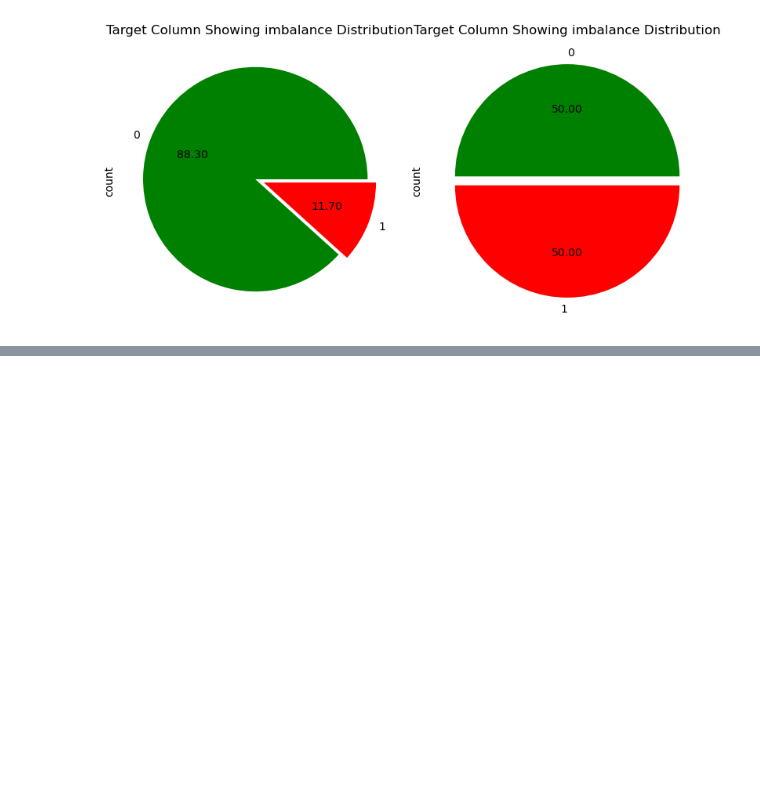
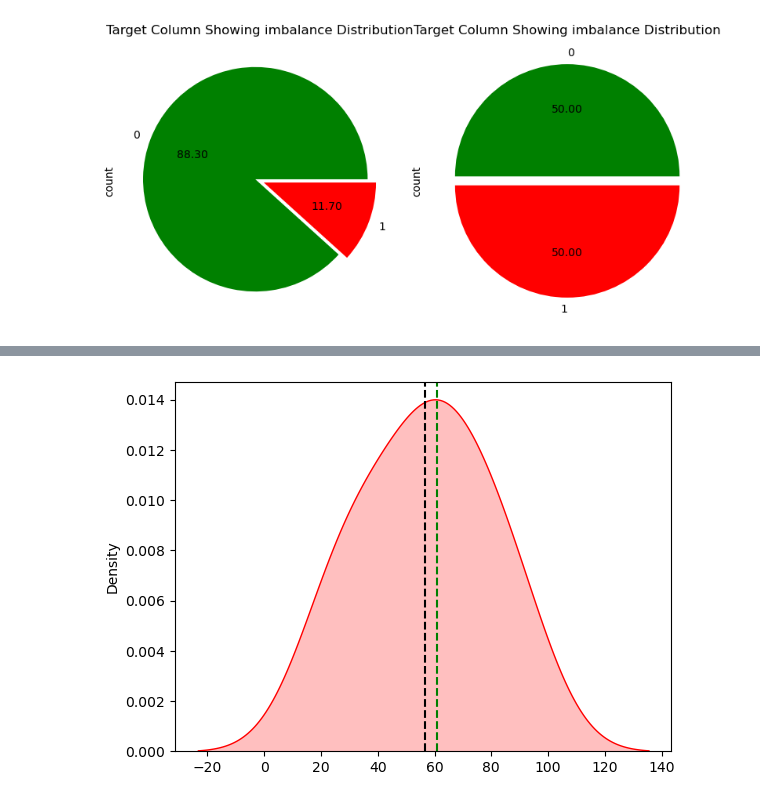
Before and after one commit to RahulDhobi192030/DATA_SCIENCE, a Jupyter notebook: Bank Data EDA.ipynb, the cells around one changed output, grey strips where cells are left out. Cells and saved outputs as stored; diff of their text form; code cells hidden in the pictures; blank space fills up the shorter version.

```diff
--- a/Bank Data EDA.ipynb
+++ b/Bank Data EDA.ipynb
@@ -183,0 +219,7 @@ X_test = sc.transform(X_test)
+# %%
+sns.kdeplot(data = b,fill = True,color='red')
+plt.axvline(b.median(),linestyle = '--',color = 'green')
+plt.axvline(b.mean(),linestyle = '--',color = 'black')
+plt.show()
+# %% [output]
+[figure, added]
```
Also changed, not shown: parts of 11 cells of this notebook.
